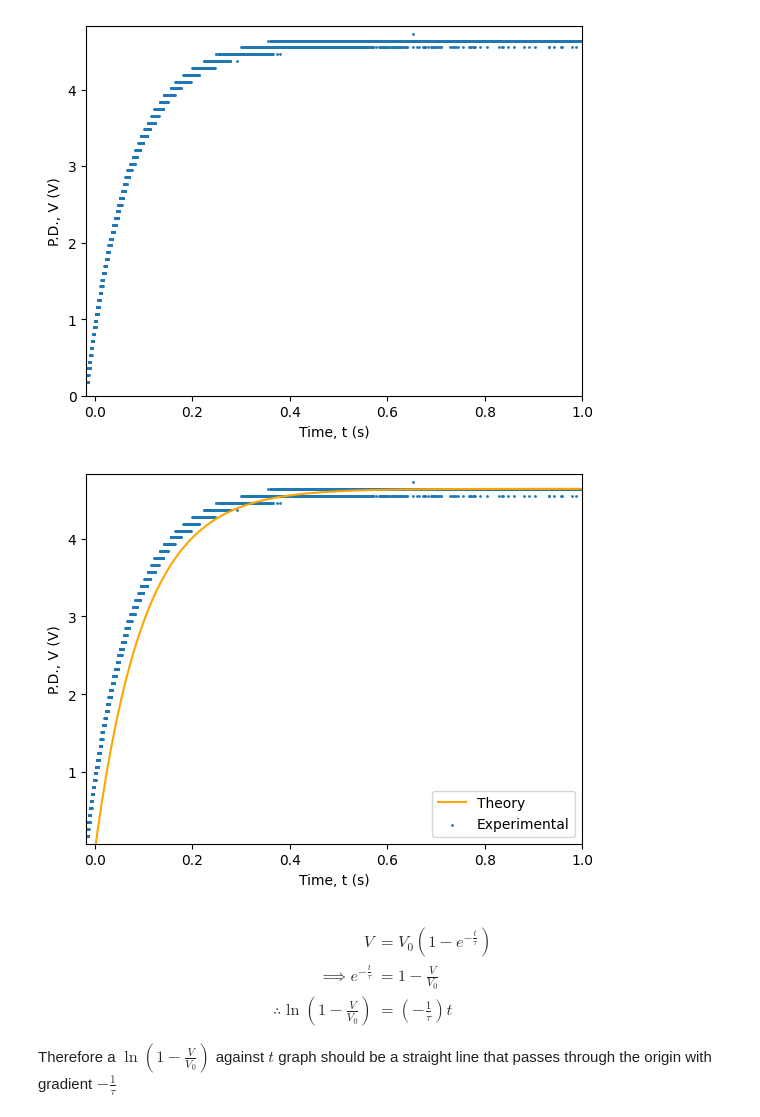
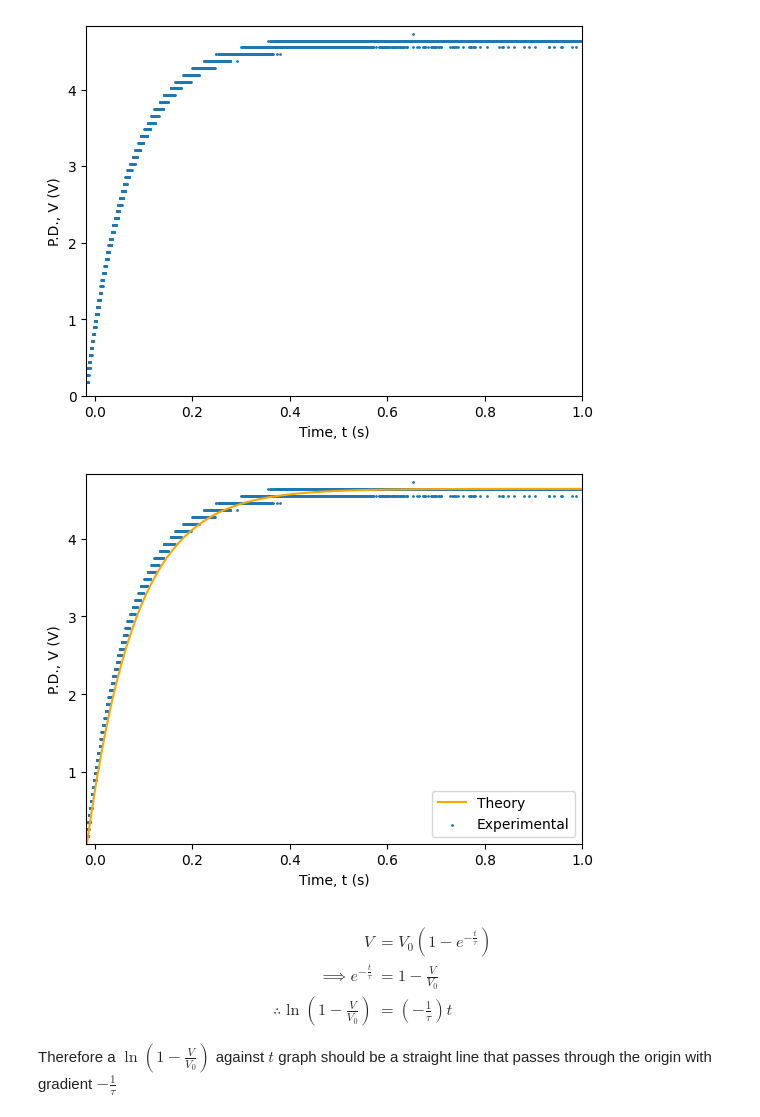
Before and after one commit to jbrak/Exposition-Report, a Jupyter notebook: B.ipynb, the cells around one changed output. Saved outputs shown, nothing was run; the diff lists cells and outputs as text; code cells hidden in the pictures.

```diff
--- a/B.ipynb
+++ b/B.ipynb
@@ -99,35 +99,35 @@ plot1.savefig("photos/B/experimental.png")
 # A loop to determine V0. This ensures that there are at least 10 values that hold the max p.d. ensuring it is not anomalous. If it tries more than 5 values before finding one with more than 10, then it just takes the last value instead.
 i = 0
 V0 = data['V'].max()
 df=data
 while i<5:
     if list(df['V']).count(V0)>10:
         break
 
     df = df[df['V'] != V0]
     V0 = df['V'].max()
     i+=1
 else:
     V0 = data['V'].tail(1)
 
 # A function to define the theoretical model we are using
 def model(x):
-    return V0*(1-np.exp(-x/𝛕))
+    return V0*(1-np.exp(-(x-data['t'][0])/𝛕))
 
 # Creating a new dataframe for the model data with N evenly spaced time values between the max and min times.
 model_data = pd.DataFrame()
 model_data['t'] = np.linspace(data['t'].min(), data['t'].max(), N)
 
 # Calculate the values of V for the model
 model_data['V'] = model(model_data['t'])
 
 # plot the theoretical model and the raw data on the same axis (orange line = theoretical model)
 plot2 = plotDFAndModel(data, model_data, xlab, ylab, 't', 'V')
 
 # Save the plot to a file
 plot2.savefig("photos/B/theory.png")
 # %% [output]
-[figure, old version]
+[figure, new version]
 # %% [markdown]
 $$
 \begin{align}
```
Also changed, not shown: parts of 2 cells of this notebook, 4 other files.
